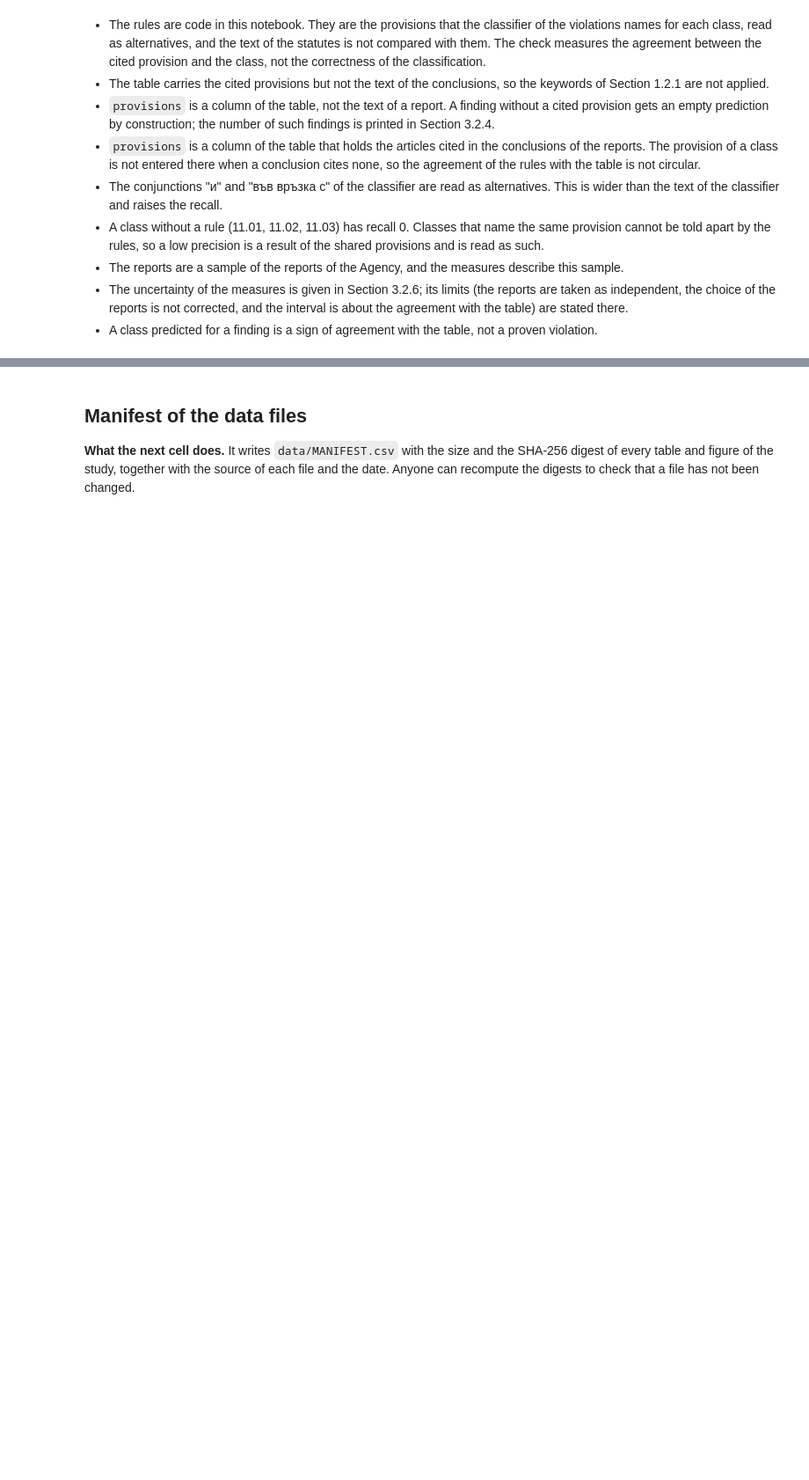
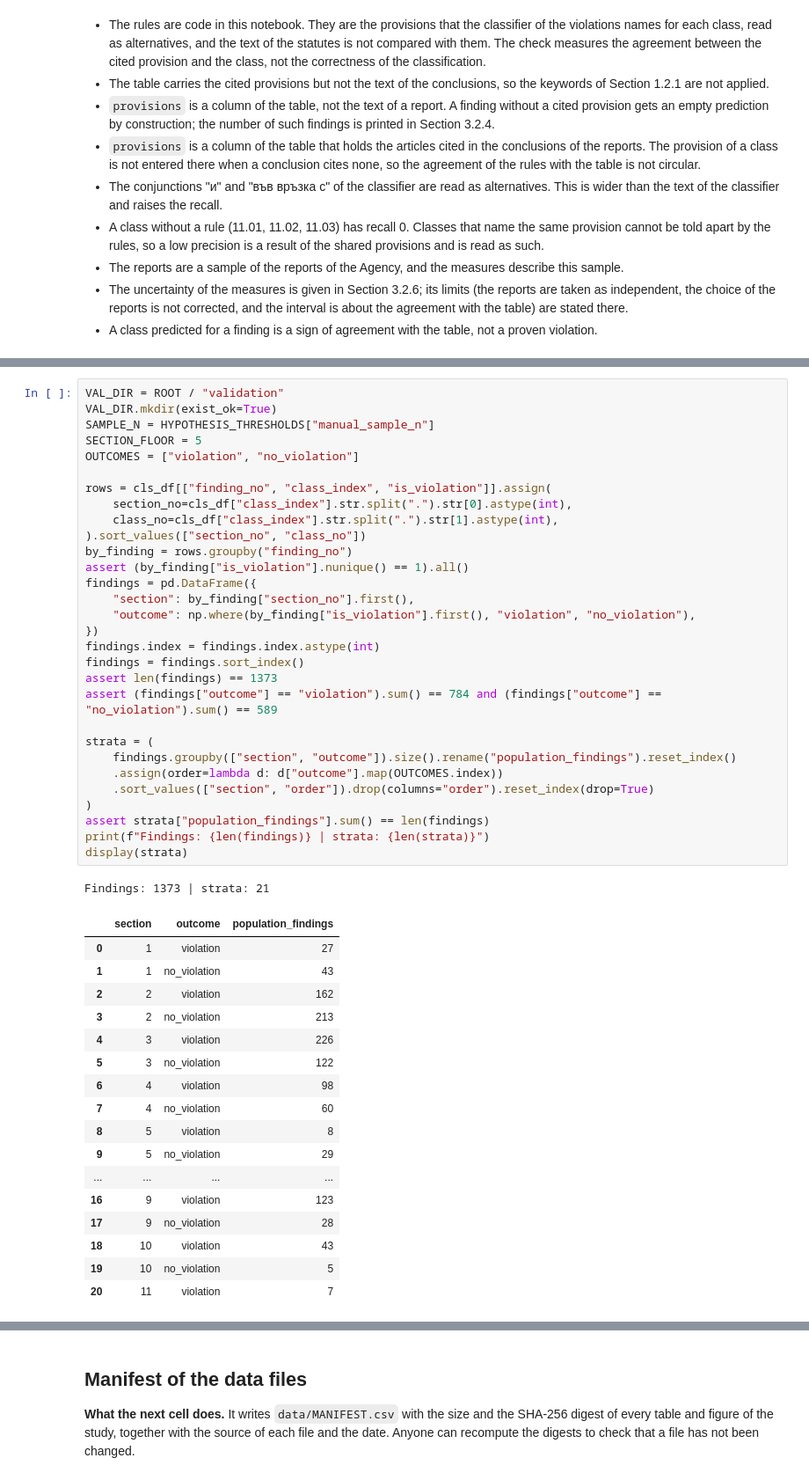
Before and after one commit to beluhov/adfi-violations-classification, a Jupyter notebook: ADFI_Violations_Classification.ipynb, the cells around one changed output, grey strips where cells are left out. Shown at 88% size. Drawn from its saved outputs; the diff is of its cells as text; blank space fills up the shorter version.

```diff
--- a/ADFI_Violations_Classification.ipynb
+++ b/ADFI_Violations_Classification.ipynb
@@ -1544,0 +1569,49 @@ The bars of the sections are higher than the bars of the classes in both panels.
+# %%
+VAL_DIR = ROOT / "validation"
+VAL_DIR.mkdir(exist_ok=True)
+SAMPLE_N = HYPOTHESIS_THRESHOLDS["manual_sample_n"]
+SECTION_FLOOR = 5
+OUTCOMES = ["violation", "no_violation"]
+
+rows = cls_df[["finding_no", "class_index", "is_violation"]].assign(
+    section_no=cls_df["class_index"].str.split(".").str[0].astype(int),
+    class_no=cls_df["class_index"].str.split(".").str[1].astype(int),
+).sort_values(["section_no", "class_no"])
+by_finding = rows.groupby("finding_no")
+assert (by_finding["is_violation"].nunique() == 1).all()
+findings = pd.DataFrame({
+    "section": by_finding["section_no"].first(),
+    "outcome": np.where(by_finding["is_violation"].first(), "violation", "no_violation"),
+})
+findings.index = findings.index.astype(int)
+findings = findings.sort_index()
+assert len(findings) == 1373
+assert (findings["outcome"] == "violation").sum() == 784 and (findings["outcome"] == "no_violation").sum() == 589
+
+strata = (
+    findings.groupby(["section", "outcome"]).size().rename("population_findings").reset_index()
+    .assign(order=lambda d: d["outcome"].map(OUTCOMES.index))
+    .sort_values(["section", "order"]).drop(columns="order").reset_index(drop=True)
+)
+assert strata["population_findings"].sum() == len(findings)
+print(f"Findings: {len(findings)} | strata: {len(strata)}")
+display(strata)
+# %% [output]
+Findings: 1373 | strata: 21
+|  | section | outcome | population_findings |
+| 0 | 1 | violation | 27 |
+| 1 | 1 | no_violation | 43 |
+| 2 | 2 | violation | 162 |
+| 3 | 2 | no_violation | 213 |
+| 4 | 3 | violation | 226 |
+| 5 | 3 | no_violation | 122 |
+| 6 | 4 | violation | 98 |
+| 7 | 4 | no_violation | 60 |
+| 8 | 5 | violation | 8 |
+| 9 | 5 | no_violation | 29 |
+| ... | ... | ... | ... |
+| 16 | 9 | violation | 123 |
+| 17 | 9 | no_violation | 28 |
+| 18 | 10 | violation | 43 |
+| 19 | 10 | no_violation | 5 |
+| 20 | 11 | violation | 7 |
```
Also changed, not shown: parts of 16 cells of this notebook, 3 other files.
